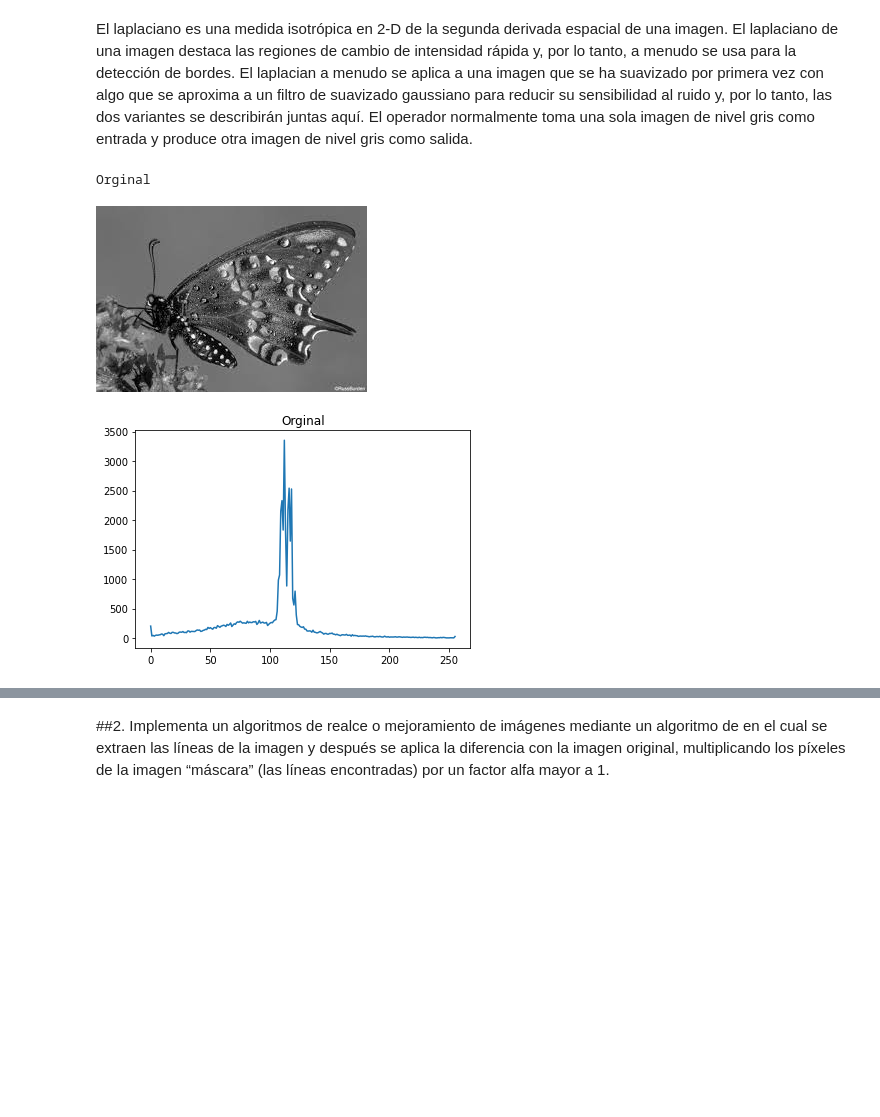
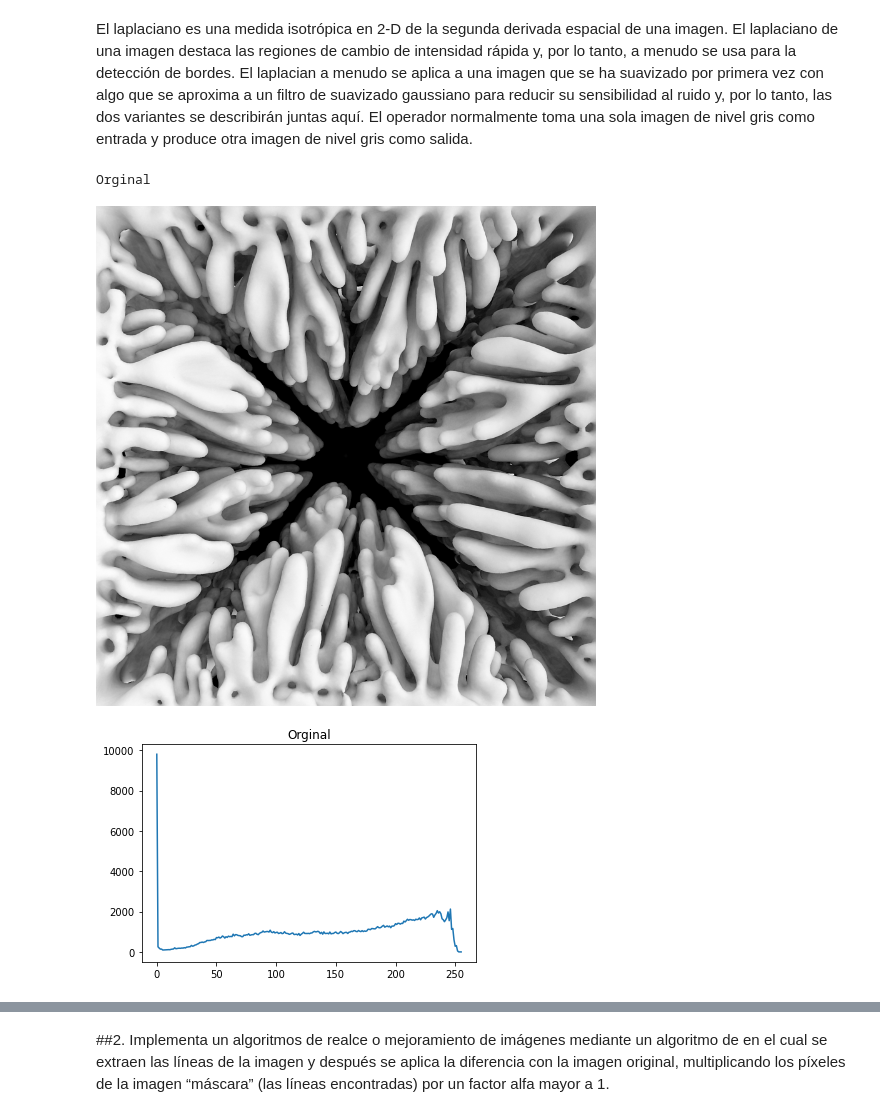
Before and after one commit to AlfonsoVasquezC/ComputervisionMNA, a Jupyter notebook: Rigo_3_2_Equipo_1_Google_Colab_Algoritmos_de_mejoramiento_de_imágenes_en_el_dominio_espacial.ipynb, the cells around one changed output, grey strips where cells are left out. Cells and saved outputs as stored; diff of their text form; code cells hidden in the pictures; blank space fills up the shorter version.

```diff
--- a/Rigo_3_2_Equipo_1_Google_Colab_Algoritmos_de_mejoramiento_de_imágenes_en_el_dominio_espacial.ipynb
+++ b/Rigo_3_2_Equipo_1_Google_Colab_Algoritmos_de_mejoramiento_de_imágenes_en_el_dominio_espacial.ipynb
@@ -175,15 +179,16 @@ Prewitt Image
 # %% [markdown]
 El laplaciano es una medida isotrópica en 2-D de la segunda derivada espacial de una imagen. El laplaciano de una imagen destaca las regiones de cambio de intensidad rápida y, por lo tanto, a menudo se usa para la detección de bordes. El laplacian a menudo se aplica a una imagen que se ha suavizado por primera vez con algo que se aproxima a un filtro de suavizado gaussiano para reducir su sensibilidad al ruido y, por lo tanto, las dos variantes se describirán juntas aquí. El operador normalmente toma una sola imagen de nivel gris como entrada y produce otra imagen de nivel gris como salida.
 # %%
-urlclahe = "/content/drive/MyDrive/Colab Notebooks/Computo imagen y video/3.2 Images/butterfly.jpg"
+urlclahe = "/content/drive/MyDrive/Colab Notebooks/Computo imagen y video/3.2 Images/Coral.png"
 img_LAP = cv.imread(urlclahe,cv.IMREAD_GRAYSCALE)
+gray_LAP = cv.resize(img_LAP, (500,500))
 print("Orginal \n")
-cv2_imshow(img_LAP)
-gethistogram(img_LAP,"Orginal")
+cv2_imshow(gray_LAP)
+gethistogram(gray_LAP,"Orginal")
 # %% [output]
 Orginal
-[figure, old version]
+[figure, new version]
-[figure, old version]
+[figure, new version]
 # %%
 def Laplacian(imagen):
   laplacianX = np.array((
```
Also changed, not shown: parts of 21 cells of this notebook.
